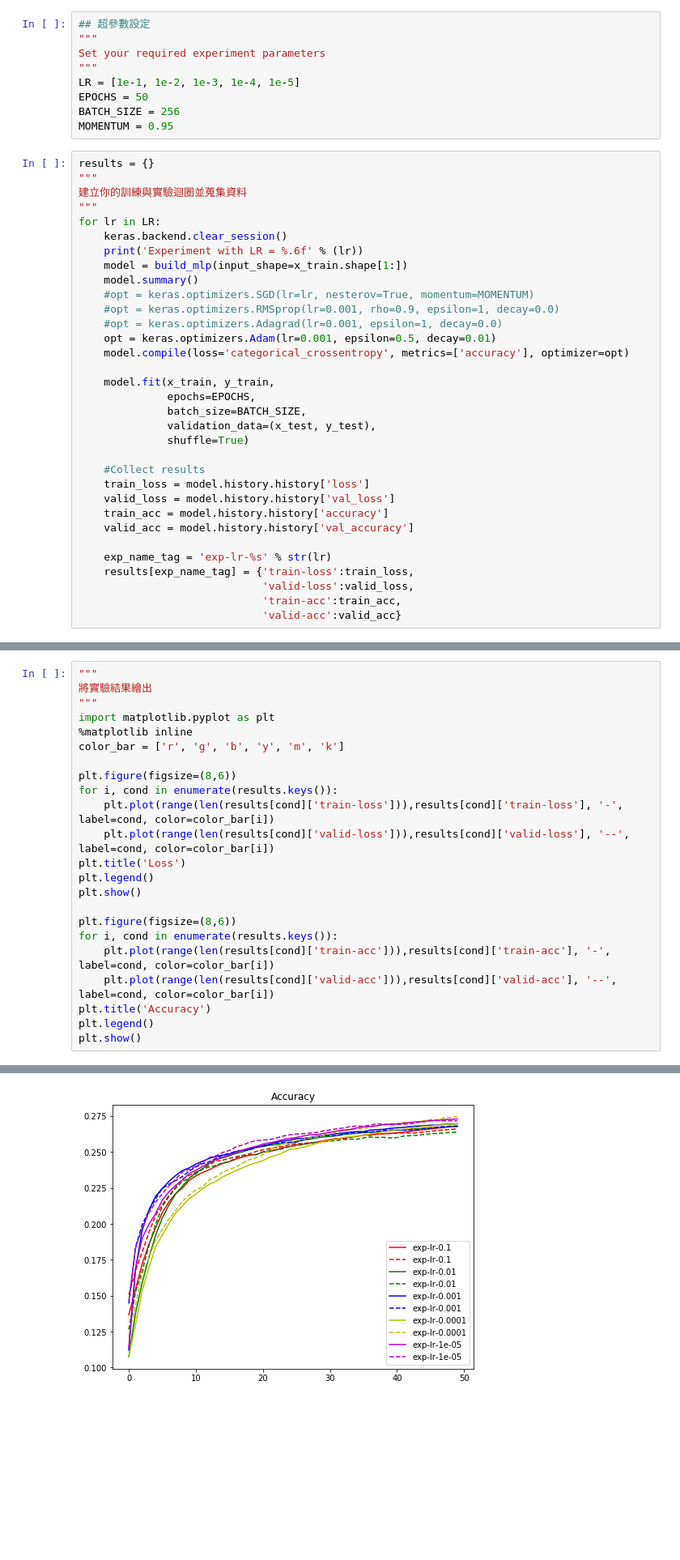
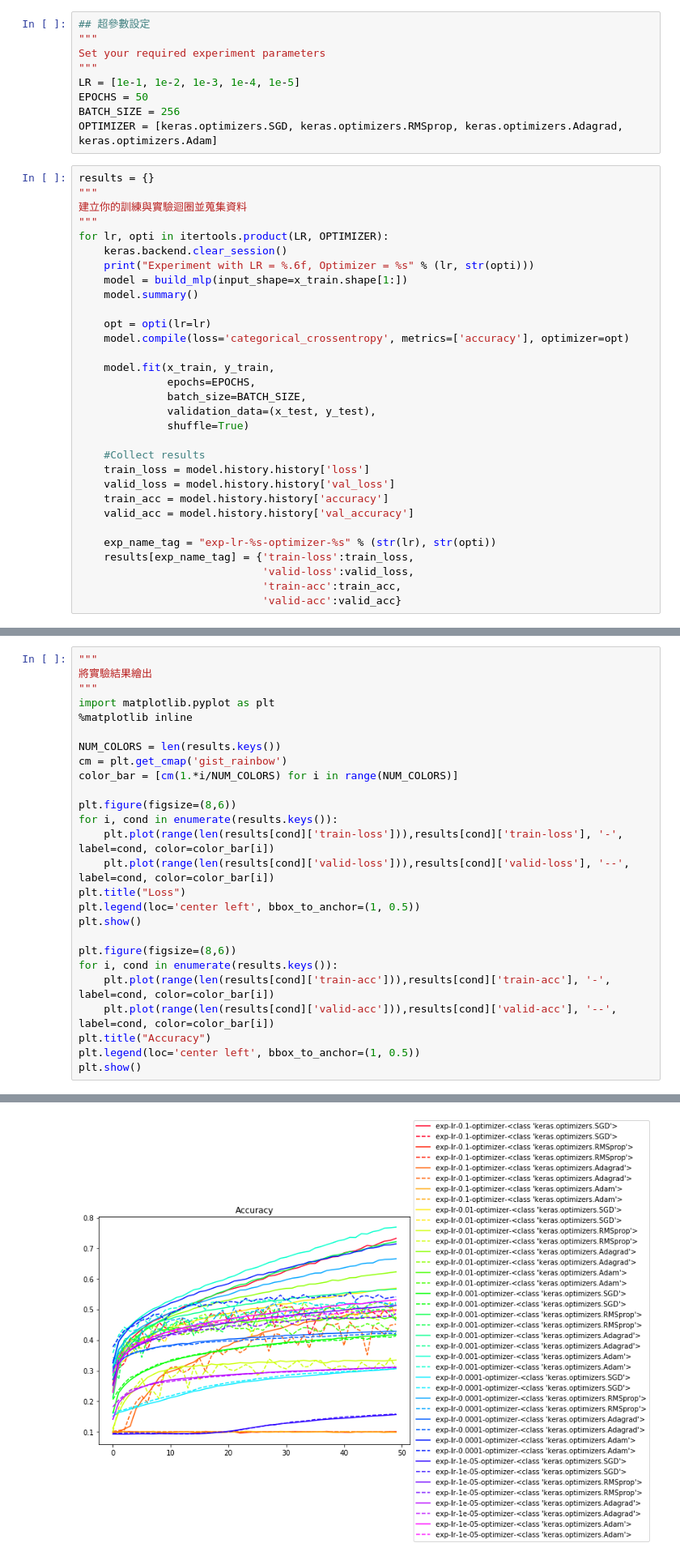
Before and after one commit to shoghilin/ML100Days, a Jupyter notebook: homework/Day_080_HW.ipynb, the cells around one changed output, grey strips where cells are left out. Shown: that part at 81% size. Cells and saved outputs as stored; diff of their text form; blank space fills up the shorter version.

```diff
--- a/homework/Day_080_HW.ipynb
+++ b/homework/Day_080_HW.ipynb
@@ -63,21 +64,19 @@ Set your required experiment parameters
 LR = [1e-1, 1e-2, 1e-3, 1e-4, 1e-5]
 EPOCHS = 50
 BATCH_SIZE = 256
-MOMENTUM = 0.95
+OPTIMIZER = [keras.optimizers.SGD, keras.optimizers.RMSprop, keras.optimizers.Adagrad, keras.optimizers.Adam]
 # %%
 results = {}
 """
 建立你的訓練與實驗迴圈並蒐集資料
 """
-for lr in LR:
+for lr, opti in itertools.product(LR, OPTIMIZER):
     keras.backend.clear_session()
-    print('Experiment with LR = %.6f' % (lr))
+    print("Experiment with LR = %.6f, Optimizer = %s" % (lr, str(opti)))
     model = build_mlp(input_shape=x_train.shape[1:])
     model.summary()
-    #opt = keras.optimizers.SGD(lr=lr, nesterov=True, momentum=MOMENTUM)
-    #opt = keras.optimizers.RMSprop(lr=0.001, rho=0.9, epsilon=1, decay=0.0)
-    #opt = keras.optimizers.Adagrad(lr=0.001, epsilon=1, decay=0.0)
-    opt = keras.optimizers.Adam(lr=0.001, epsilon=0.5, decay=0.01)
+
+    opt = opti(lr=lr)
     model.compile(loss='categorical_crossentropy', metrics=['accuracy'], optimizer=opt)
 
     model.fit(x_train, y_train,
@@ -92,7 +91,7 @@ for lr in LR:
     train_acc = model.history.history['accuracy']
     valid_acc = model.history.history['val_accuracy']
 
-    exp_name_tag = 'exp-lr-%s' % str(lr)
+    exp_name_tag = "exp-lr-%s-optimizer-%s" % (str(lr), str(opti))
     results[exp_name_tag] = {'train-loss':train_loss,
                              'valid-loss':valid_loss,
                              'train-acc':train_acc,
@@ -121,21 +120,24 @@ Epoch 50/50
 """
 import matplotlib.pyplot as plt
 %matplotlib inline
-color_bar = ['r', 'g', 'b', 'y', 'm', 'k']
+
+NUM_COLORS = len(results.keys())
+cm = plt.get_cmap('gist_rainbow')
+color_bar = [cm(1.*i/NUM_COLORS) for i in range(NUM_COLORS)]
 
 plt.figure(figsize=(8,6))
 for i, cond in enumerate(results.keys()):
     plt.plot(range(len(results[cond]['train-loss'])),results[cond]['train-loss'], '-', label=cond, color=color_bar[i])
     plt.plot(range(len(results[cond]['valid-loss'])),results[cond]['valid-loss'], '--', label=cond, color=color_bar[i])
-plt.title('Loss')
-plt.legend()
+plt.title("Loss")
+plt.legend(loc='center left', bbox_to_anchor=(1, 0.5))
 plt.show()
 
 plt.figure(figsize=(8,6))
 for i, cond in enumerate(results.keys()):
     plt.plot(range(len(results[cond]['train-acc'])),results[cond]['train-acc'], '-', label=cond, color=color_bar[i])
     plt.plot(range(len(results[cond]['valid-acc'])),results[cond]['valid-acc'], '--', label=cond, color=color_bar[i])
-plt.title('Accuracy')
-plt.legend()
+plt.title("Accuracy")
+plt.legend(loc='center left', bbox_to_anchor=(1, 0.5))
 plt.show()
 # %% [output]
@@ -143 +145 @@ plt.show()
-[figure, old version]
+[figure, new version]
```
Also changed, not shown: parts of 3 cells of this notebook.
